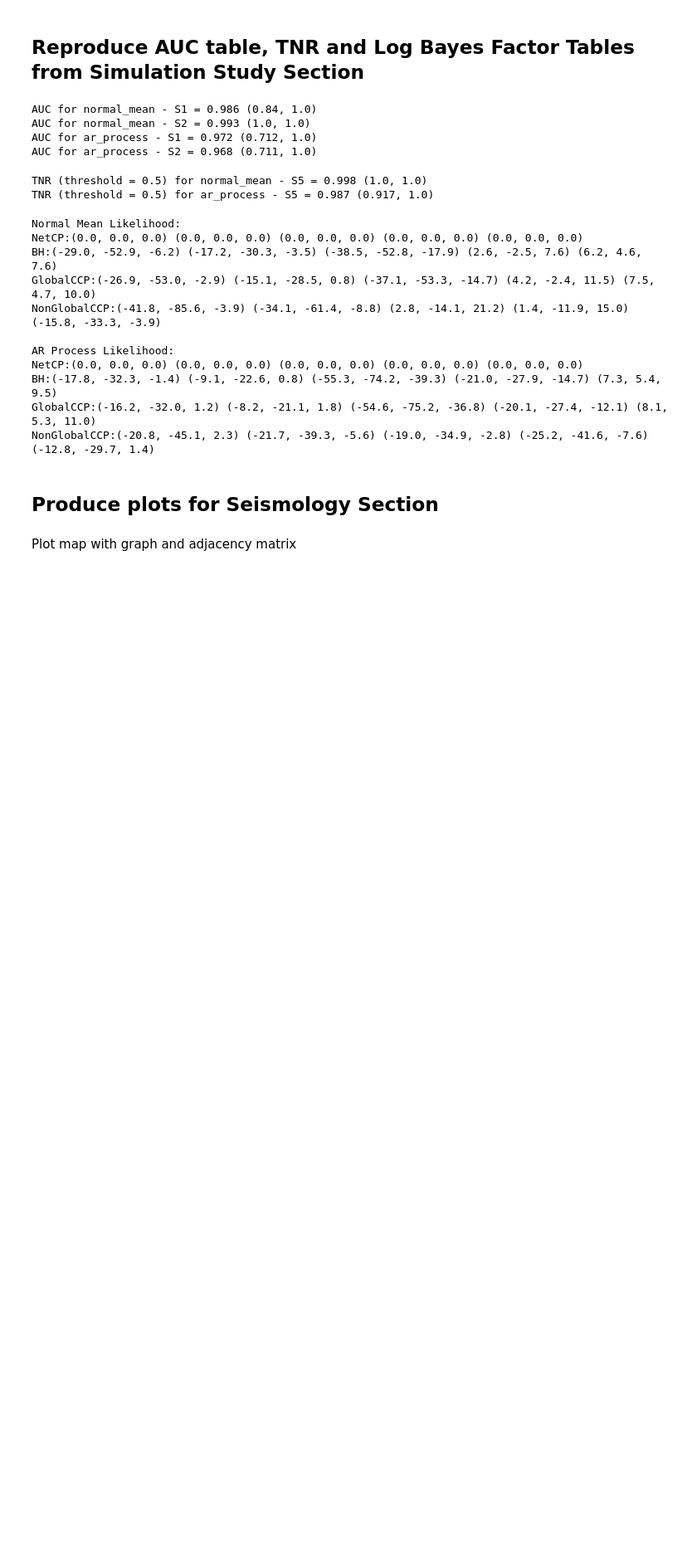
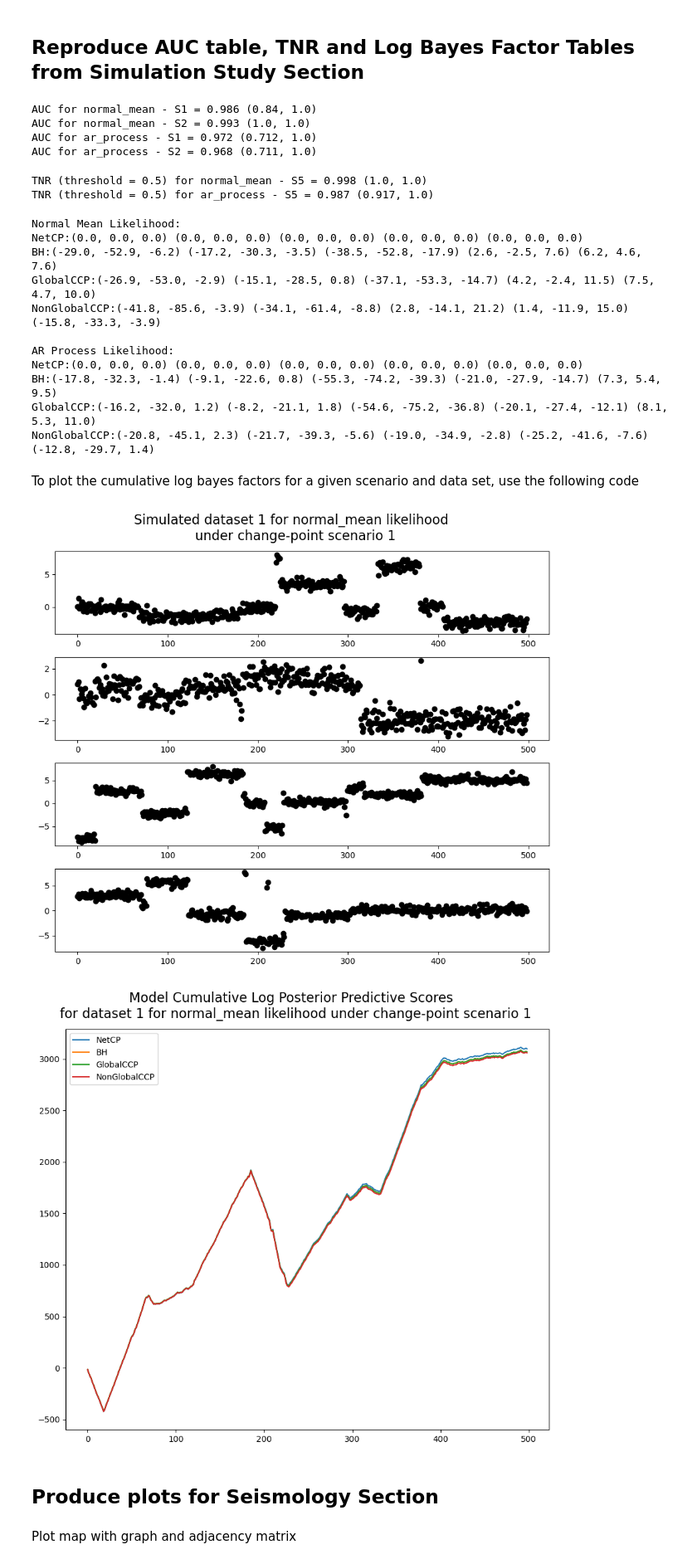
Before and after one commit to carsonmckee/NetCP, a Jupyter notebook: plots_notebook.ipynb, the cells around one changed output. Shown at 83% size. Cells and saved outputs as stored; diff of their text form; code cells hidden in the pictures; blank space fills up the shorter version.

```diff
--- a/plots_notebook.ipynb
+++ b/plots_notebook.ipynb
@@ -317,6 +317,30 @@ NetCP:(0.0, 0.0, 0.0) (0.0, 0.0, 0.0) (0.0, 0.0, 0.0) (0.0, 0.0, 0.0) (0.0, 0.0,
 BH:(-17.8, -32.3, -1.4) (-9.1, -22.6, 0.8) (-55.3, -74.2, -39.3) (-21.0, -27.9, -14.7) (7.3, 5.4, 9.5)
 GlobalCCP:(-16.2, -32.0, 1.2) (-8.2, -21.1, 1.8) (-54.6, -75.2, -36.8) (-20.1, -27.4, -12.1) (8.1, 5.3, 11.0)
 NonGlobalCCP:(-20.8, -45.1, 2.3) (-21.7, -39.3, -5.6) (-19.0, -34.9, -2.8) (-25.2, -41.6, -7.6) (-12.8, -29.7, 1.4)
+# %% [markdown]
+To plot the cumulative log bayes factors for a given scenario and data set, use the following code
+# %%
+# likelihood_model, scenario_number, dataset_number = 'ar_process', 1, 1
+likelihood_model, scenario_number, dataset_number = 'normal_mean', 1, 1
+start, end = 0, 499
+data = np.loadtxt(f"sim_study/sim_data/{likelihood_model}/scenario_{scenario_number}_{dataset_number}.csv", delimiter=',')
+
+fig, axes = plt.subplots(4, 1)
+for i in range(4):
+    axes[i].scatter(np.arange(len(data[i, start:end])), data[i, start:end], color='black')
+fig.suptitle(f'Simulated dataset {dataset_number} for {likelihood_model} likelihood \n under change-point scenario {scenario_number}', fontsize=16)
+plt.show()
+
+fig, axes = plt.subplots(1, 1)
+for model in ['NetCP', 'BH', 'GlobalCCP', 'NonGlobalCCP']:
+    cumu_log_pred = np.loadtxt(f"sim_study/results_clean/{likelihood_model}/{model}_{scenario_number-1}_{dataset_number-1}.csv", delimiter=',')
+    axes.plot(cumu_log_pred[start:end], label=model)
+fig.suptitle(f'Model Cumulative Log Posterior Predictive Scores \n for dataset {dataset_number} for {likelihood_model} likelihood under change-point scenario {scenario_number}', fontsize=16)
+axes.legend()
+plt.show()
+# %% [output]
+[figure, added]
+[figure, added]
 # %% [markdown]
 ## Produce plots for Seismology Section
 # %%
```
Also changed, not shown: parts of 1 cell of this notebook.
